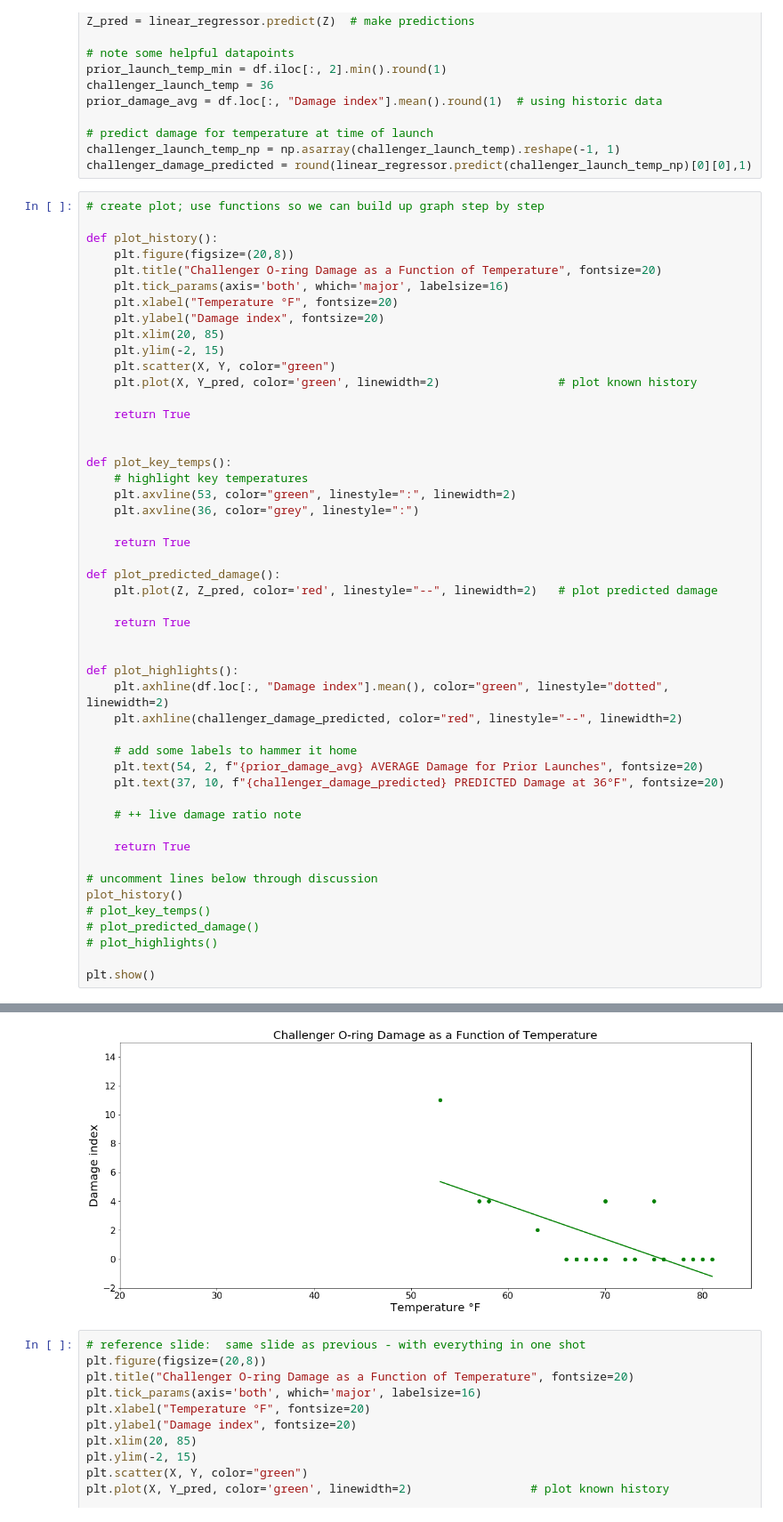
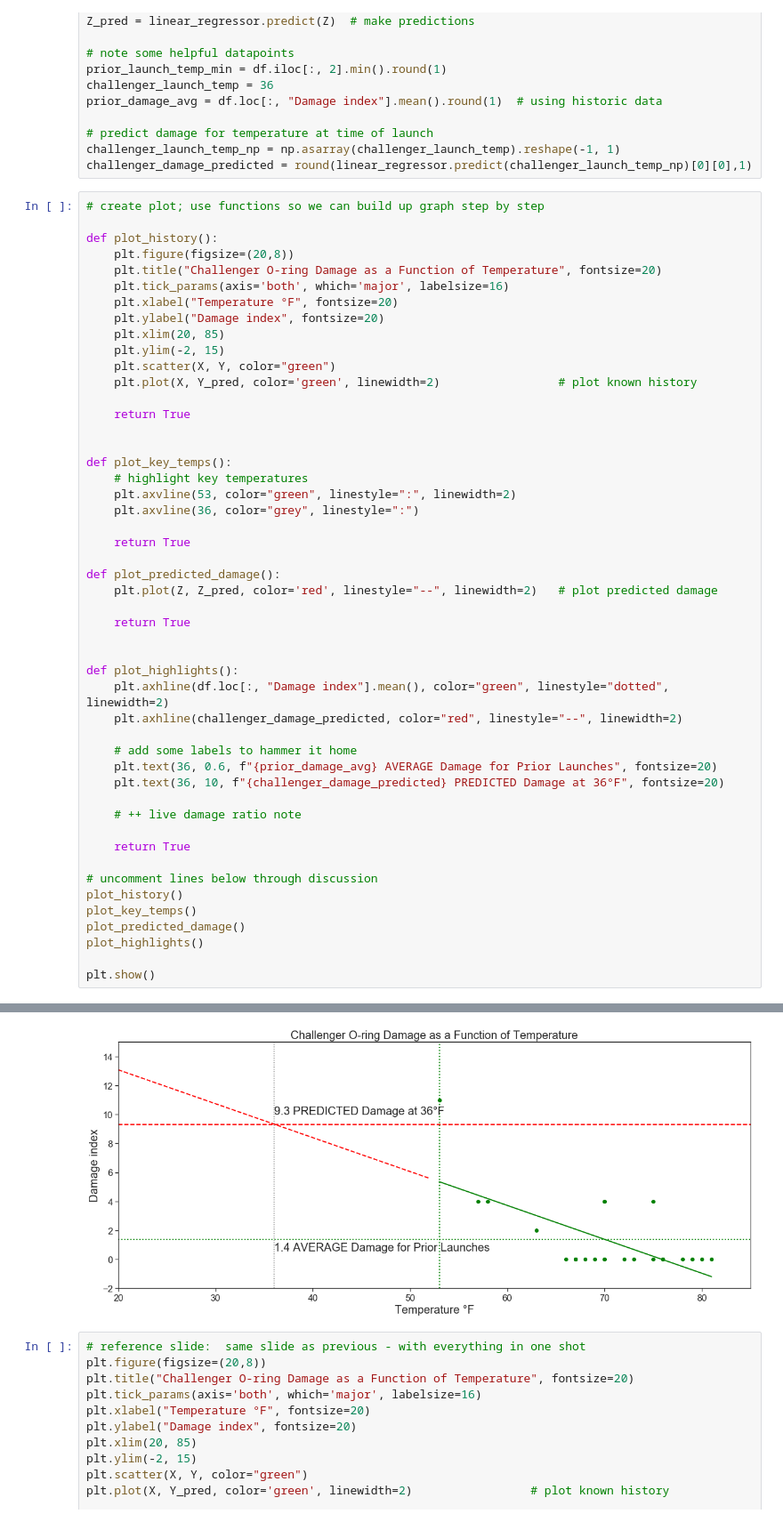
Before and after one commit to surfaceowl-ai/python_visualizations, a Jupyter notebook: notebooks/00_effective_visualizations.ipynb, the cells around one changed output, grey strips where cells are left out. Shown at 89% size. Saved outputs shown, nothing was run; the diff lists cells and outputs as text.

```diff
--- a/notebooks/00_effective_visualizations.ipynb
+++ b/notebooks/00_effective_visualizations.ipynb
@@ -355,8 +354,8 @@ def plot_highlights():
     plt.axhline(challenger_damage_predicted, color="red", linestyle="--", linewidth=2)
 
     # add some labels to hammer it home
-    plt.text(54, 2, f"{prior_damage_avg} AVERAGE Damage for Prior Launches", fontsize=20)
-    plt.text(37, 10, f"{challenger_damage_predicted} PREDICTED Damage at 36°F", fontsize=20)
+    plt.text(36, 0.6, f"{prior_damage_avg} AVERAGE Damage for Prior Launches", fontsize=20)
+    plt.text(36, 10, f"{challenger_damage_predicted} PREDICTED Damage at 36°F", fontsize=20)
 
     # ++ live damage ratio note
 
@@ -364,9 +363,9 @@ def plot_highlights():
 
 # uncomment lines below through discussion
 plot_history()
-# plot_key_temps()
-# plot_predicted_damage()
-# plot_highlights()
+plot_key_temps()
+plot_predicted_damage()
+plot_highlights()
 
 plt.show()
 # %% [output]
@@ -374,4 +376,4 @@ True
-[figure, old version]
+[figure, new version]
 # %%
 # reference slide:  same slide as previous - with everything in one shot
 plt.figure(figsize=(20,8))
```
Also changed, not shown: parts of 8 cells of this notebook, 4 other files.
